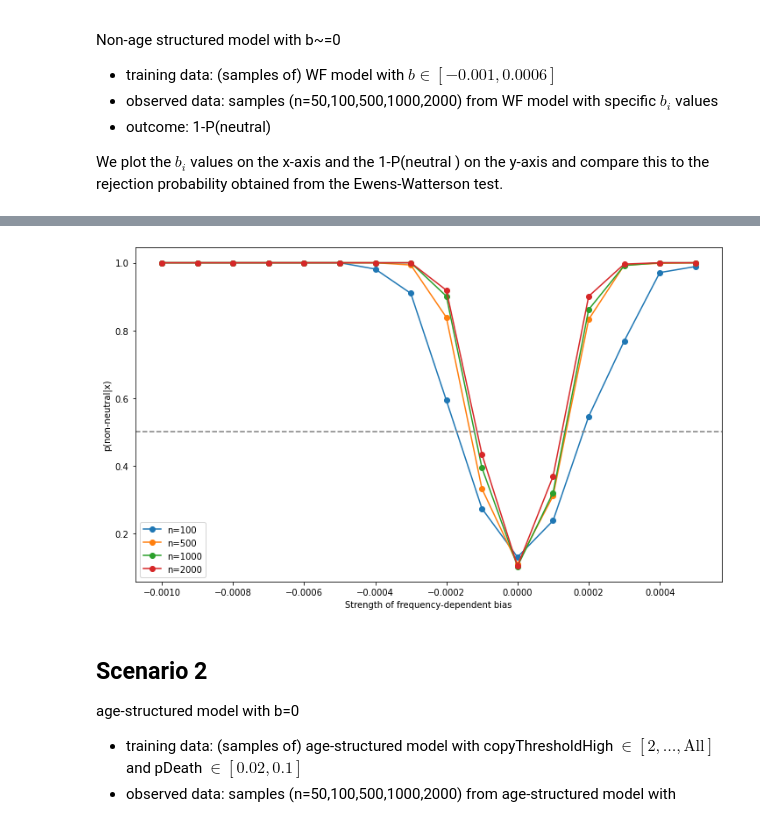
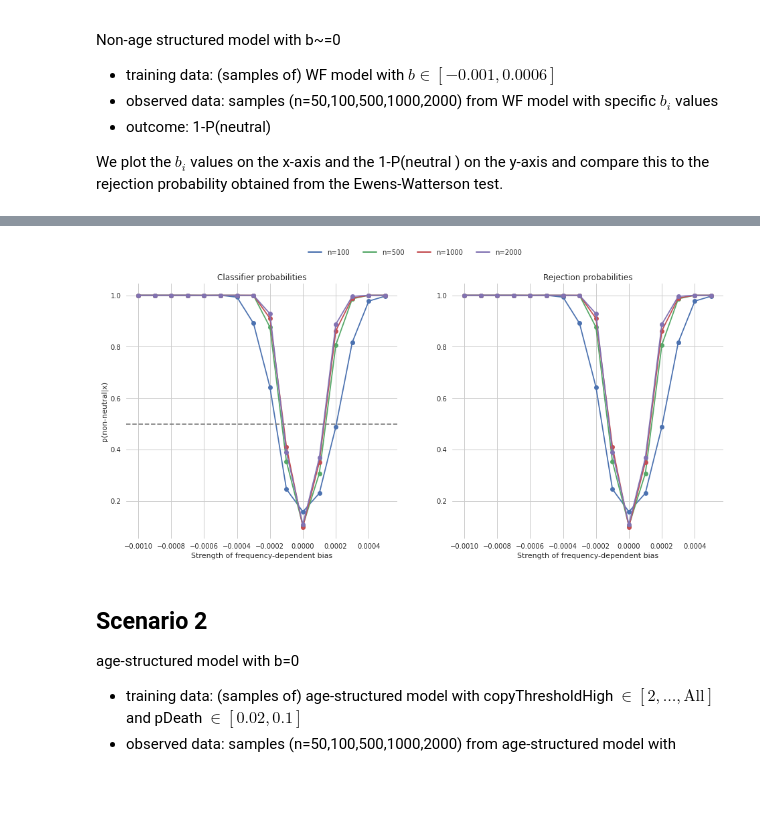
Before and after one commit to annenna4/Interplay-between-age-structure-and-cultural-transmission, a Jupyter notebook: notebooks/scenario-analysis.ipynb, the cells around one changed output, grey strips where cells are left out. Drawn from its saved outputs; the diff is of its cells as text; code cells hidden in the pictures; blank space fills up the shorter version.

Commit message:
new plots

```diff
--- a/notebooks/scenario-analysis.ipynb
+++ b/notebooks/scenario-analysis.ipynb
@@ -70,27 +70,52 @@ plt.legend()
 # %%
-fig, ax = plt.subplots(figsize=(12, 7))
+from matplotlib.lines import Line2D
+
+fig, axes = plt.subplots(ncols=2, figsize=(16, 7))
 
 for i, n in enumerate((100, 500, 1000, 2000)):
     transform = Compose(Sampler(n=n), HillNumbers(q_step=0.25))
     testdata = PresimulatedDataset.load(
         "../data/scenario-1-testset.npz", transform=transform)
 
     X_test, theta_test = testdata.dataset, testdata.theta
     y_test = (theta_test[:, 0].numpy() != 0).astype(int)
 
     probs = models[n]["clf"].predict_proba(X_test)[:, 1]
+    pred = (probs > 0.5).astype(float)
     score = roc_auc_score(y_test, probs)
 
     df = pd.DataFrame(theta_test.numpy(), columns=["b", "p_mut", "p_death", "age_max"])
-    df["pred"] = probs
-    df.groupby("b")["pred"].mean().plot(style='-o', ax=ax, color=f"C{i}", label=f"n={n}")
-#     df.plot.scatter(x="b", y="pred", alpha=0.1, color=f"C{i}", ax=ax)
+    df["prob"] = probs
+    df["pred"] = pred
+    for l, label in enumerate(("prob", "pred")):
+        d = df.groupby("b")["prob"].mean()
+        values, labels= d.values, d.index
+        axes[l].plot(labels, values, '-o', color=f"C{i}", label=f"n={n}")
 
-ax.set(ylabel="p(non-neutral|x)", xlabel="Strength of frequency-dependent bias");
-ax.axhline(0.5, ls="--", color="grey")
-plt.legend();
+axes[0].set(
+    ylabel="p(non-neutral|x)",
+    xlabel="Strength of frequency-dependent bias",
+    title="Classifier probabilities"
+)
+
+axes[1].set(
+    xlabel="Strength of frequency-dependent bias",
+    title="Rejection probabilities"
+)
+
+custom_lines = [Line2D([0], [0], color="C0", lw=2),
+                Line2D([0], [0], color="C1", lw=2),
+                Line2D([0], [0], color="C2", lw=2),
+                Line2D([0], [0], color="C3", lw=2)]
+fig.legend(custom_lines, ['n=100', 'n=500', 'n=1000', 'n=2000'],
+          loc="upper center", ncol=4, bbox_to_anchor=(0.5, 1.0), frameon=False)
+
+axes[0].axhline(0.5, ls="--", color="grey");
+
+plt.savefig("../plots/scenario1.png",
+            transparent=True, dpi=300, bbox_inches='tight')
 # %% [output]
-[figure, old version]
+[figure, new version]
 # %% [markdown]
 ## Scenario 2
 
```
Also changed, not shown: parts of 13 cells of this notebook, 3 other files.
